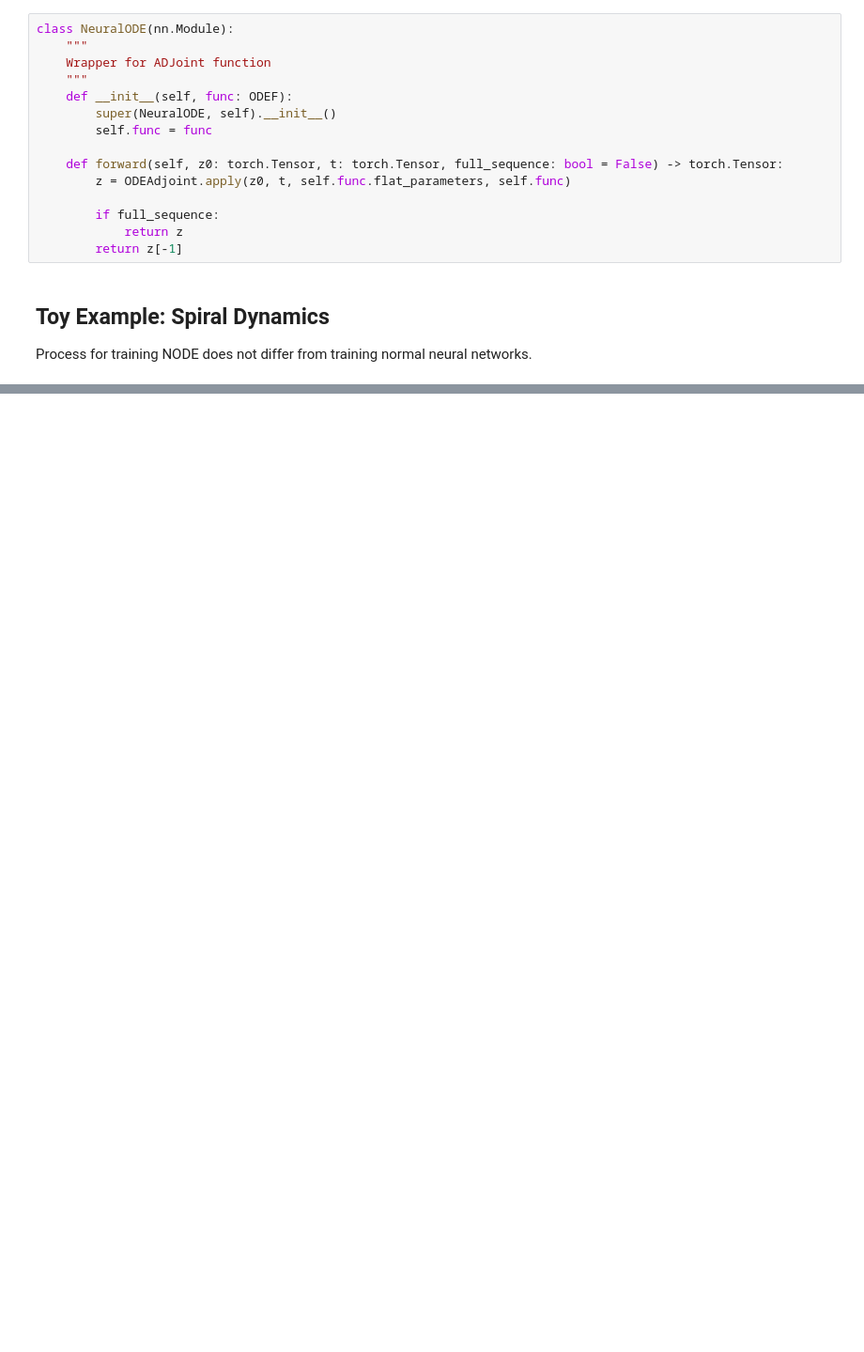
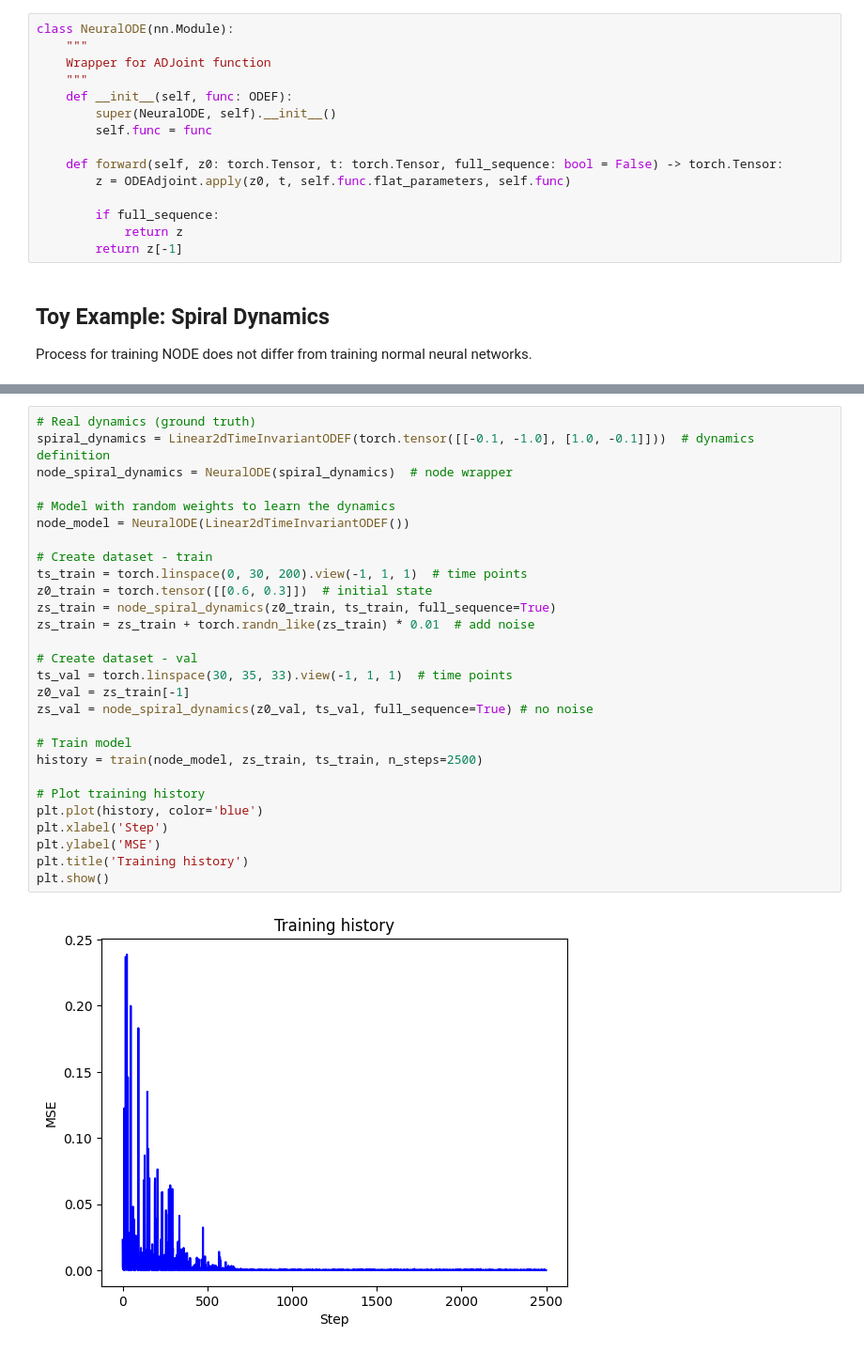
Before and after one commit to Robotmurlock/NeuralODE, a Jupyter notebook: Nodebook.ipynb, the cells around one changed output, grey strips where cells are left out. Shown: that part at 94% size. Saved outputs shown, nothing was run; the diff lists cells and outputs as text; blank space fills up the shorter version.

```diff
--- a/Nodebook.ipynb
+++ b/Nodebook.ipynb
@@ -652,0 +755,30 @@ Process for training NODE does not differ from training normal neural networks.
+# %%
+# Real dynamics (ground truth)
+spiral_dynamics = Linear2dTimeInvariantODEF(torch.tensor([[-0.1, -1.0], [1.0, -0.1]]))  # dynamics definition
+node_spiral_dynamics = NeuralODE(spiral_dynamics)  # node wrapper
+
+# Model with random weights to learn the dynamics
+node_model = NeuralODE(Linear2dTimeInvariantODEF())
+
+# Create dataset - train
+ts_train = torch.linspace(0, 30, 200).view(-1, 1, 1)  # time points
+z0_train = torch.tensor([[0.6, 0.3]])  # initial state
+zs_train = node_spiral_dynamics(z0_train, ts_train, full_sequence=True)
+zs_train = zs_train + torch.randn_like(zs_train) * 0.01  # add noise
+
+# Create dataset - val
+ts_val = torch.linspace(30, 35, 33).view(-1, 1, 1)  # time points
+z0_val = zs_train[-1]
+zs_val = node_spiral_dynamics(z0_val, ts_val, full_sequence=True) # no noise
+
+# Train model
+history = train(node_model, zs_train, ts_train, n_steps=2500)
+
+# Plot training history
+plt.plot(history, color='blue')
+plt.xlabel('Step')
+plt.ylabel('MSE')
+plt.title('Training history')
+plt.show()
+# %% [output]
+[figure, added]
```
Also changed, not shown: parts of 15 cells of this notebook, 1 other file.
